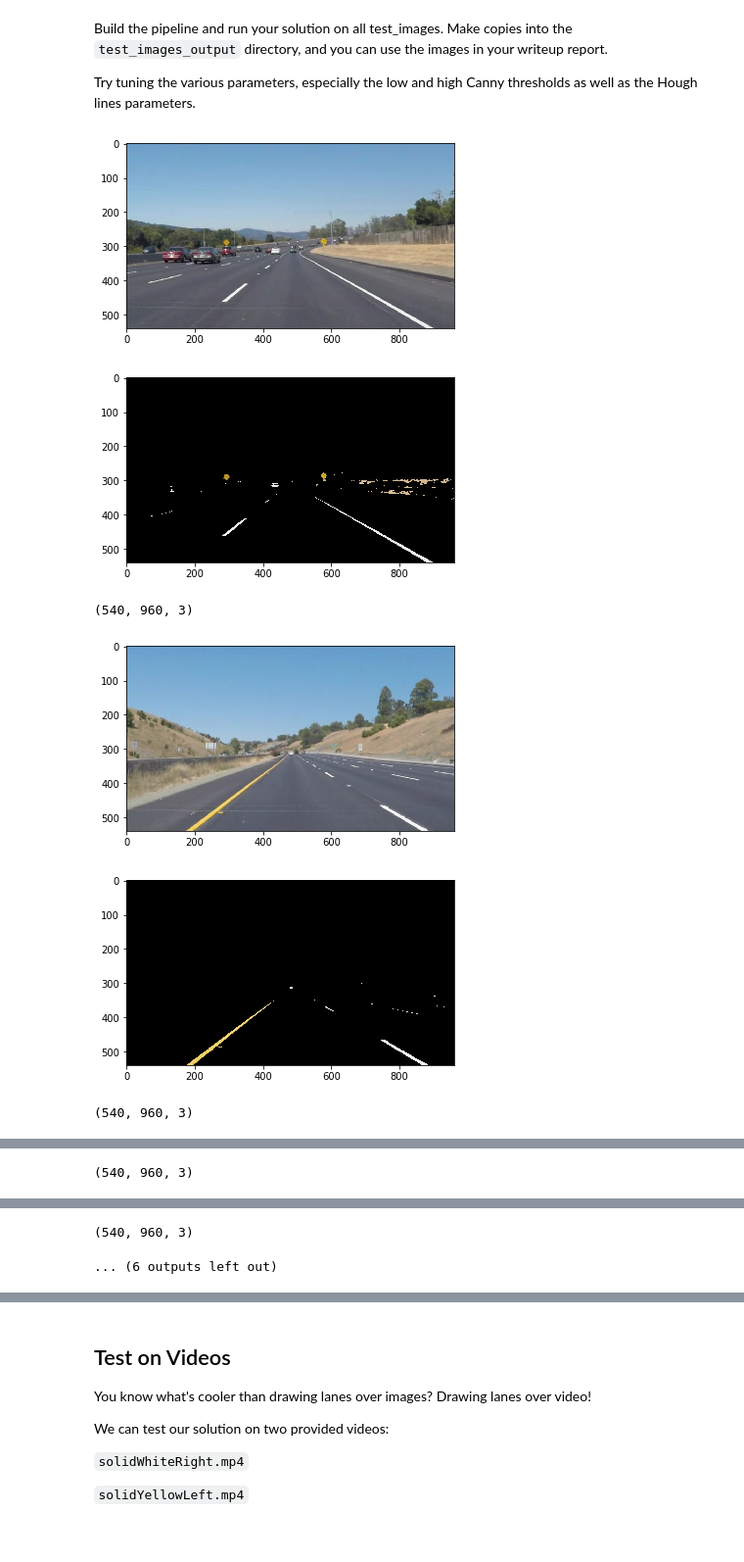
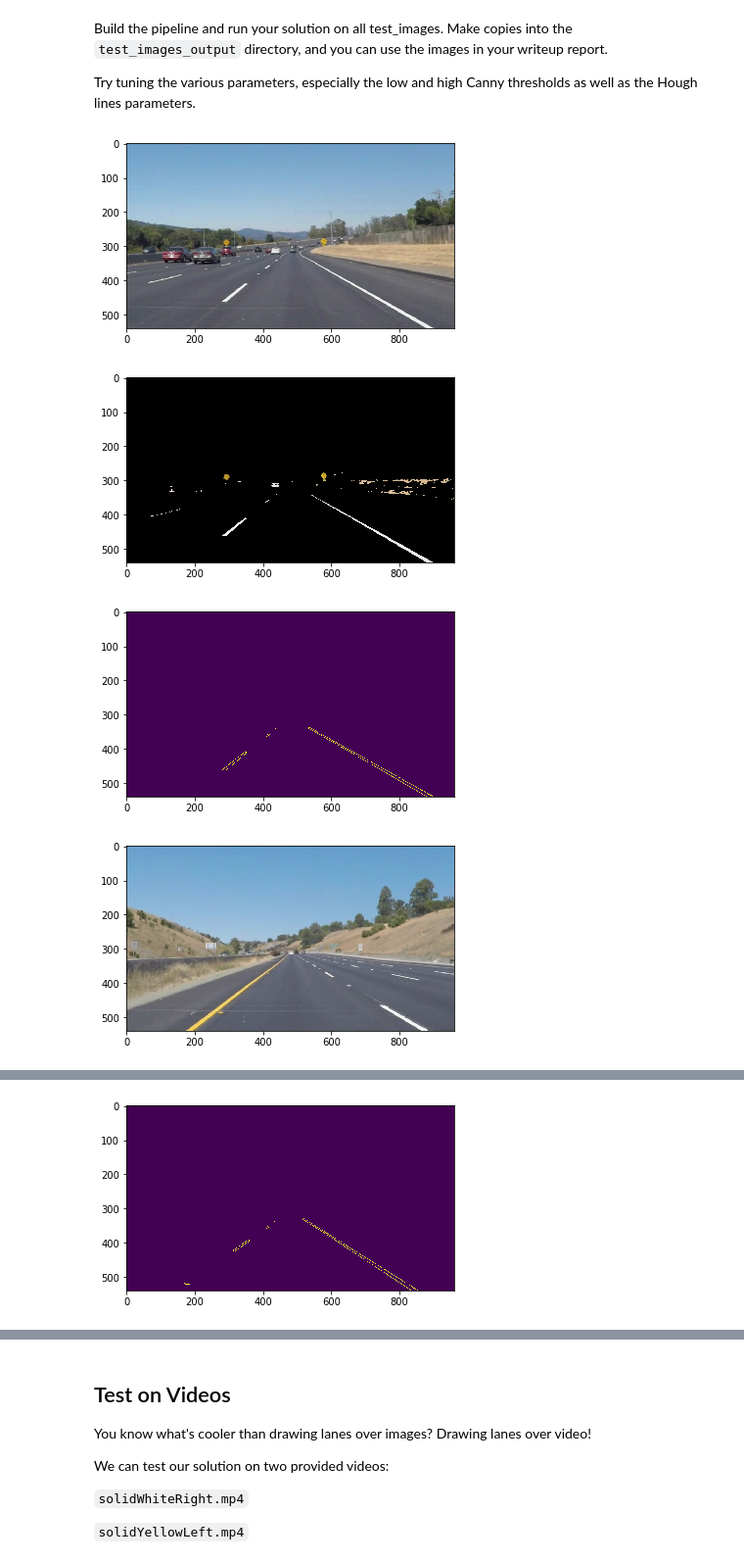
Before and after one commit to sebkaster/CarND-LaneLines-P1, a Jupyter notebook: P1.ipynb, the cells around one changed output, grey strips where cells are left out. Shown at 98% size. Cells and saved outputs as stored; diff of their text form; code cells hidden in the pictures; blank space fills up the shorter version.

```diff
--- a/P1.ipynb
+++ b/P1.ipynb
@@ -82,11 +82,11 @@ Below are some helper functions to help get you started. They should look famili
 import math
 
 def extract_white_yellow_rgb(img):
-    # white color mask
+    # white thresholds
     lower = np.uint8([200, 200, 200])
     upper = np.uint8([255, 255, 255])
     white_mask = cv2.inRange(img, lower, upper)
-    # yellow color mask
+    # yellow thresholds
     lower = np.uint8([200, 190,   0])
     upper = np.uint8([255, 255, 255])
     yellow_mask = cv2.inRange(img, lower, upper)
@@ -95,11 +95,11 @@ def extract_white_yellow_rgb(img):
 
 def extract_white_yellow_hls(img):
     converted = cv2.cvtColor(img, cv2.COLOR_RGB2HLS)
-    # white color mask
-    lower = np.uint8([  0, 215,   0])
+    # white thresholds
+    lower = np.uint8([  0, 205,   0])
     upper = np.uint8([255, 255, 255])
     white_mask = cv2.inRange(converted, lower, upper)
-    # yellow color mask
+    # yellow thresholds
     lower = np.uint8([ 10,   0, 100])
     upper = np.uint8([ 40, 255, 255])
     yellow_mask = cv2.inRange(converted, lower, upper)
@@ -150,7 +150,7 @@ def region_of_interest(img, vertices):
     return masked_image
 
 
-def draw_lines(img, lines, color=[255, 0, 0], thickness=2):
+def draw_lines(img, lines, color=[255, 0, 0], thickness=2, focus_y2=320):
     """
     NOTE: this is the function you might want to use as a starting point once you want to
     average/extrapolate the line segments you detect to map out the full
@@ -179,12 +179,12 @@ def draw_lines(img, lines, color=[255, 0, 0], thickness=2):
 
             if abs(x1 - x2) > 0:
                 slope = (y2 - y1)/(x2 - x1)
-                if slope < 0:
+                if -0.9 < slope < -0.4:
                     left_lane_border_x.append(x1)
                     left_lane_border_x.append(x2)
                     left_lane_border_y.append(y1)
                     left_lane_border_y.append(y2)
-                else:
+                elif 0.4 < slope < 0.9:
                     right_lane_border_x.append(x1)
                     right_lane_border_x.append(x2)
                     right_lane_border_y.append(y1)
@@ -193,20 +193,24 @@ def draw_lines(img, lines, color=[255, 0, 0], thickness=2):
     if len(left_lane_border_x) > 0 and len(left_lane_border_y) > 0:
         left_lane_slope, left_lane_intercept  = np.polyfit(left_lane_border_x, left_lane_border_y, 1)
         y1 = img.shape[0]
-        y2 = 320
+        y2 = focus_y2
         x1 = (y1 - left_lane_intercept)/left_lane_slope
         x2 = (y2 - left_lane_intercept)/left_lane_slope
         cv2.line(img, (int(x1), int(y1)), (int(x2), int(y2)), color, thickness)
+    else:
+        print("no left border")
 
     if len(right_lane_border_x) > 0 and len(right_lane_border_y) > 0:
         right_lane_slope, right_lane_intercept  = np.polyfit(right_lane_border_x, right_lane_border_y, 1)
         y1 = img.shape[0]
-        y2 = 320
+        y2 = focus_y2
         x1 = (y1 - right_lane_intercept)/right_lane_slope
         x2 = (y2 - right_lane_intercept)/right_lane_slope
         cv2.line(img, (int(x1), int(y1)), (int(x2), int(y2)), color, thickness)
+    else:
+        print("no right border")
 
-def hough_lines(img, rho, theta, threshold, min_line_len, max_line_gap):
+def hough_lines(img, rho, theta, threshold, min_line_len, max_line_gap, focus_y2=320):
     """
     `img` should be the output of a Canny transform.
 
@@ -214,7 +218,7 @@ def hough_lines(img, rho, theta, threshold, min_line_len, max_line_gap):
     """
     lines = cv2.HoughLinesP(img, rho, theta, threshold, np.array([]), minLineLength=min_line_len, maxLineGap=max_line_gap)
     line_img = np.zeros((img.shape[0], img.shape[1], 3), dtype=np.uint8)
-    draw_lines(line_img, lines)
+    draw_lines(line_img, lines, [255, 0, 0], 3, focus_y2)
     return line_img
 
 # Python 3 has support for cool math symbols.
@@ -256,37 +260,36 @@ Try tuning the various parameters, especially the low and high Canny thresholds
 # %%
 # TODO: Build your pipeline that will draw lane lines on the test_images
 # then save them to the test_images_output directory.
 
 for img_file in os.listdir("test_images/"):
     img = mpimg.imread("test_images/" + img_file)
     plt.imshow(img)
 
     plt.show()
     masked = extract_white_yellow_hls(img)
     plt.imshow(masked)
 
     plt.show()
     gray_img = grayscale(masked)
-    blur_gray_img = gaussian_blur(gray_img, 3)
-    edges = canny(blur_gray_img, 170, 220)
+    blur_gray_img = gaussian_blur(gray_img, 7)
+    edges = canny(blur_gray_img, 50, 150)
 
     shape_img = img.shape
-    print(shape_img)
     vertices = np.array([[
         (0,shape_img[0]),
         ((9*shape_img[1])/20, (3*shape_img[0])/5),
         ((11*shape_img[1])/20, (3*shape_img[0])/5),
         (shape_img[1],shape_img[0])
     ]], dtype=np.int32)
 
     roi_img = region_of_interest(edges, vertices)
+    plt.imshow(roi_img)
 
-    line_img = hough_lines(roi_img, 2, np.pi/180, 45, 80, 100)
+    plt.show()
+    line_img = hough_lines(roi_img, 2, np.pi/180, 30, 40, 100)
     w_img = weighted_img(line_img, img)
 # %% [output]
 [figure]
 [figure]
-(540, 960, 3)
-[figure, old version]
+[figure, new version]
-[figure, old version]
+[figure, new version]
-(540, 960, 3)
@@ -295 +297,0 @@ for img_file in os.listdir("test_images/"):
-(540, 960, 3)
@@ -298,2 +300 @@ for img_file in os.listdir("test_images/"):
-(540, 960, 3)
-... (6 outputs left out)
+[figure, added]
```
Also changed, not shown: parts of 5 cells of this notebook, 3 other files.
